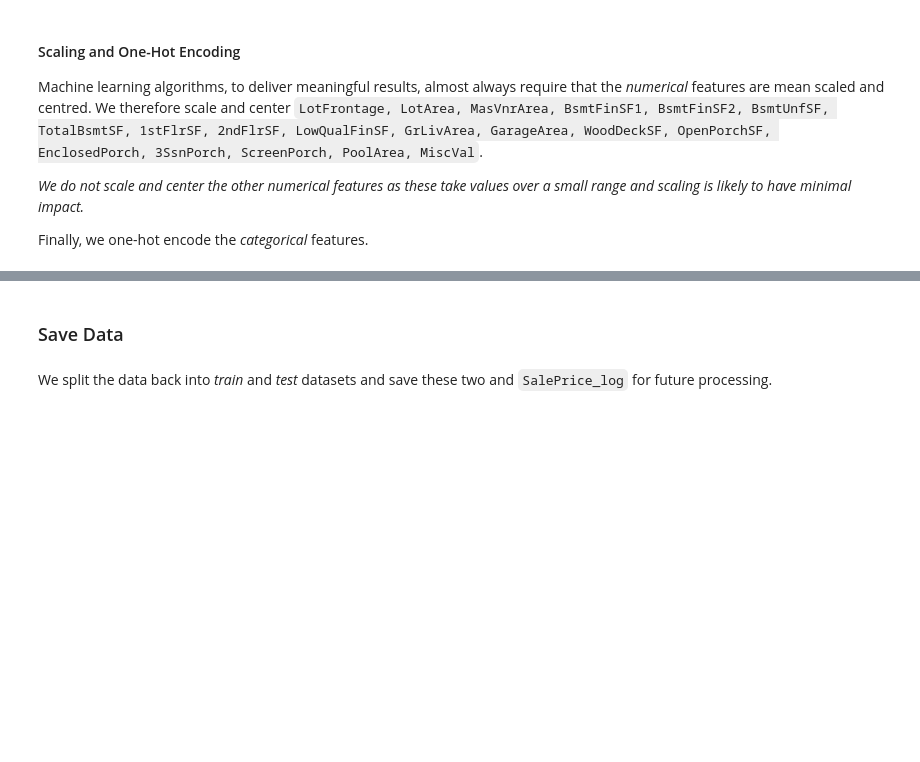
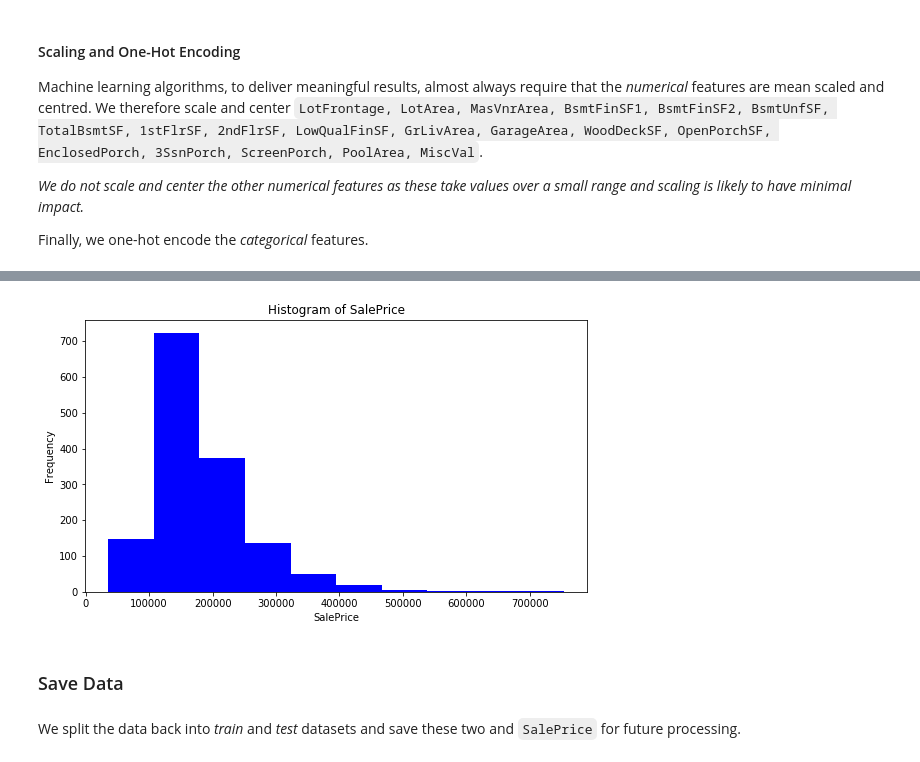
Before and after one commit to sanjeevgadre/Kaggle-Ames, a Jupyter notebook: Python/scripts/Part-I-EDA-Preprocessing.ipynb, the cells around one changed output, grey strips where cells are left out. Drawn from its saved outputs; the diff is of its cells as text; code cells hidden in the pictures; blank space fills up the shorter version.

```diff
--- a/Python/scripts/Part-I-EDA-Preprocessing.ipynb
+++ b/Python/scripts/Part-I-EDA-Preprocessing.ipynb
@@ -526,7 +504,18 @@ The resulting plot shows that we eliminate the heteroscedacity in the <i>train</
+# %%
+plt.figure(figsize = (9,5))
+
+plt.hist(SalePrice, histtype = 'stepfilled', color = 'blue')
+plt.xlabel('SalePrice')
+plt.ylabel('Frequency')
+plt.title('Histogram of SalePrice')
+
+plt.show()
+# %% [output]
+[figure, added]
 # %% [markdown]
 ### Save Data
 # %% [markdown]
-We split the data back into <i>train</i> and <i>test</i> datasets and save these two and <code>SalePrice_log</code> for future processing.
+We split the data back into <i>train</i> and <i>test</i> datasets and save these two and <code>SalePrice</code> for future processing.
 # %%
 train = dat[:n_train]
 test = dat[n_train:]
```
Also changed, not shown: parts of 8 cells of this notebook, 5 other files.
